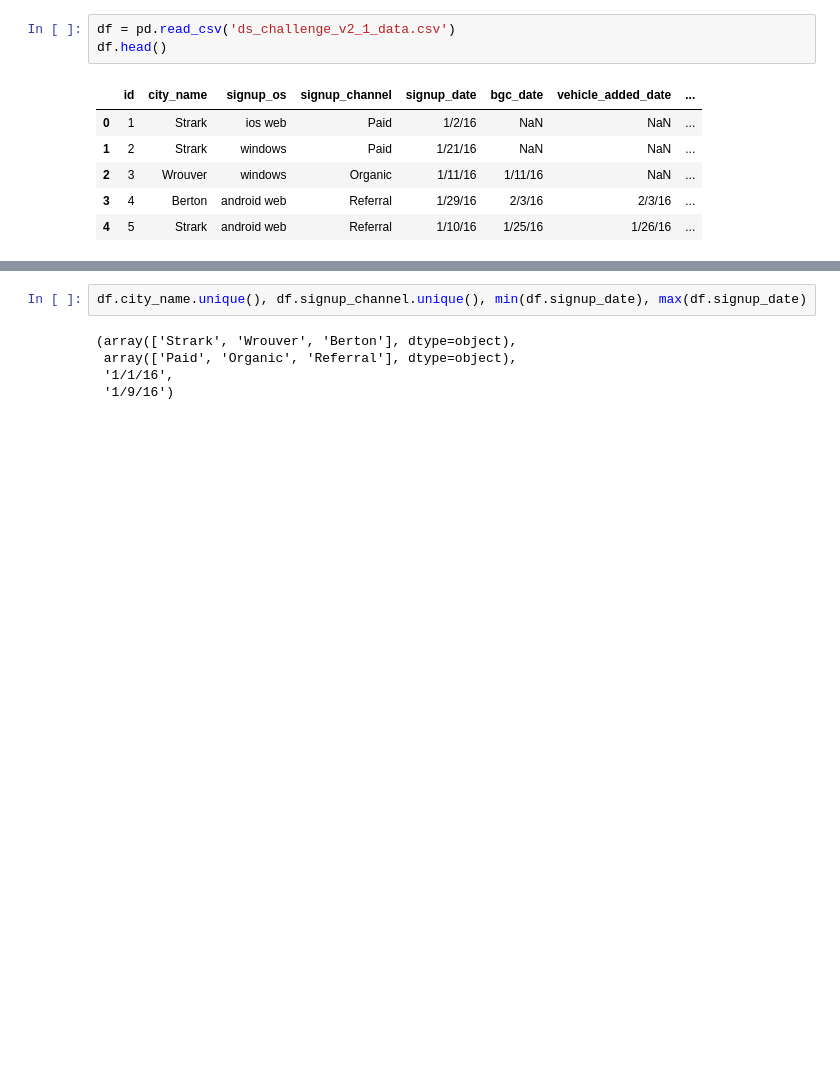
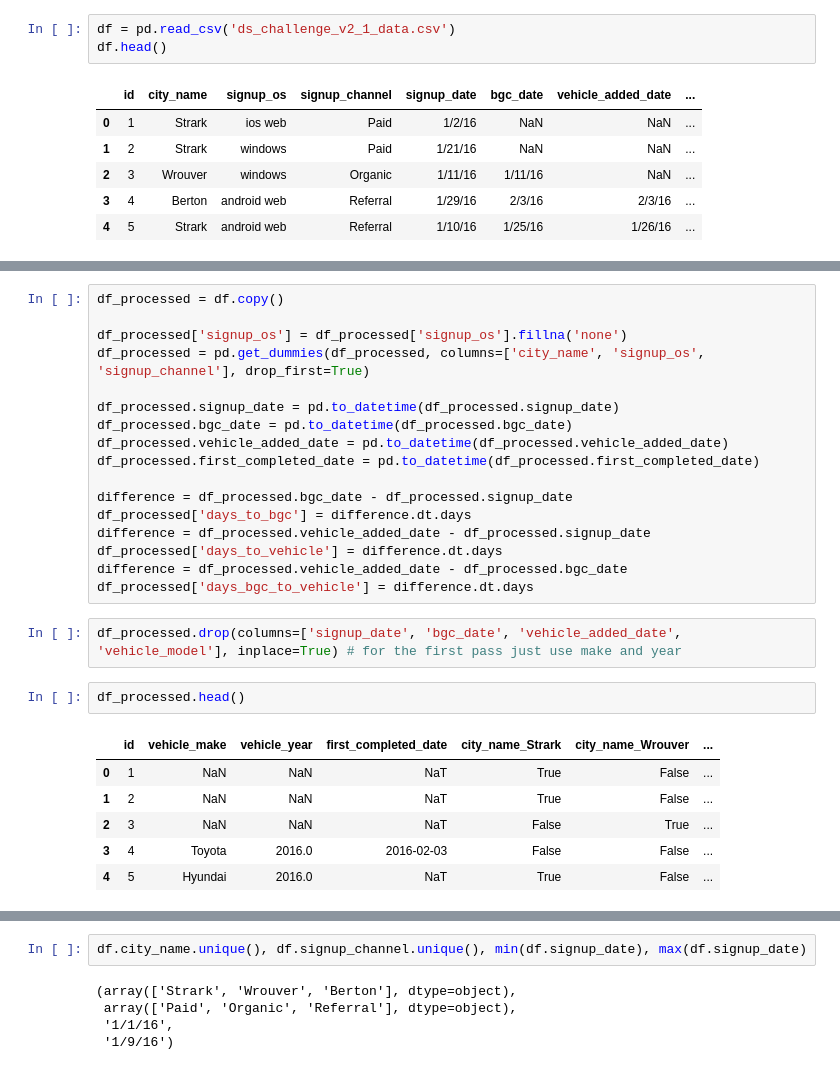
Before and after one commit to kcmeehan/InterviewQuery, a Jupyter notebook: uber_3/uber_3/takehomefile.ipynb, the cells around one changed output, grey strips where cells are left out. Drawn from its saved outputs; the diff is of its cells as text; blank space fills up the shorter version.

```diff
--- a/uber_3/uber_3/takehomefile.ipynb
+++ b/uber_3/uber_3/takehomefile.ipynb
@@ -325,0 +338,28 @@ df.head()
+# %%
+df_processed = df.copy()
+
+df_processed['signup_os'] = df_processed['signup_os'].fillna('none')
+df_processed = pd.get_dummies(df_processed, columns=['city_name', 'signup_os', 'signup_channel'], drop_first=True)
+
+df_processed.signup_date = pd.to_datetime(df_processed.signup_date)
+df_processed.bgc_date = pd.to_datetime(df_processed.bgc_date)
+df_processed.vehicle_added_date = pd.to_datetime(df_processed.vehicle_added_date)
+df_processed.first_completed_date = pd.to_datetime(df_processed.first_completed_date)
+
+difference = df_processed.bgc_date - df_processed.signup_date
+df_processed['days_to_bgc'] = difference.dt.days
+difference = df_processed.vehicle_added_date - df_processed.signup_date
+df_processed['days_to_vehicle'] = difference.dt.days
+difference = df_processed.vehicle_added_date - df_processed.bgc_date
+df_processed['days_bgc_to_vehicle'] = difference.dt.days
+# %%
+df_processed.drop(columns=['signup_date', 'bgc_date', 'vehicle_added_date', 'vehicle_model'], inplace=True) # for the first pass just use make and year
+# %%
+df_processed.head()
+# %% [output]
+|  | id | vehicle_make | vehicle_year | first_completed_date | city_name_Strark | city_name_Wrouver | ... |
+| 0 | 1 | NaN | NaN | NaT | True | False | ... |
+| 1 | 2 | NaN | NaN | NaT | True | False | ... |
+| 2 | 3 | NaN | NaN | NaT | False | True | ... |
+| 3 | 4 | Toyota | 2016.0 | 2016-02-03 | False | False | ... |
+| 4 | 5 | Hyundai | 2016.0 | NaT | True | False | ... |
```
Also changed, not shown: parts of 17 cells of this notebook.
